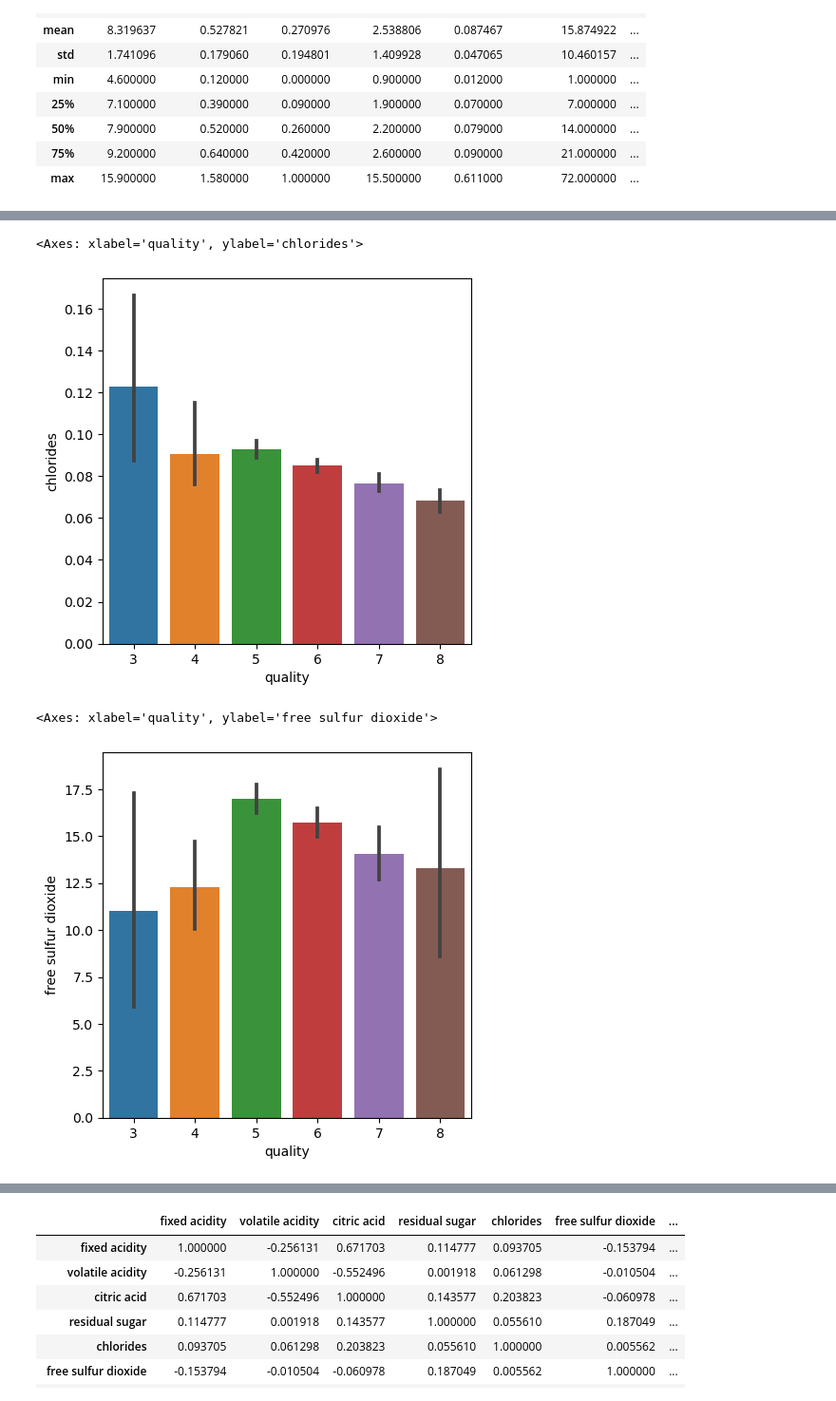
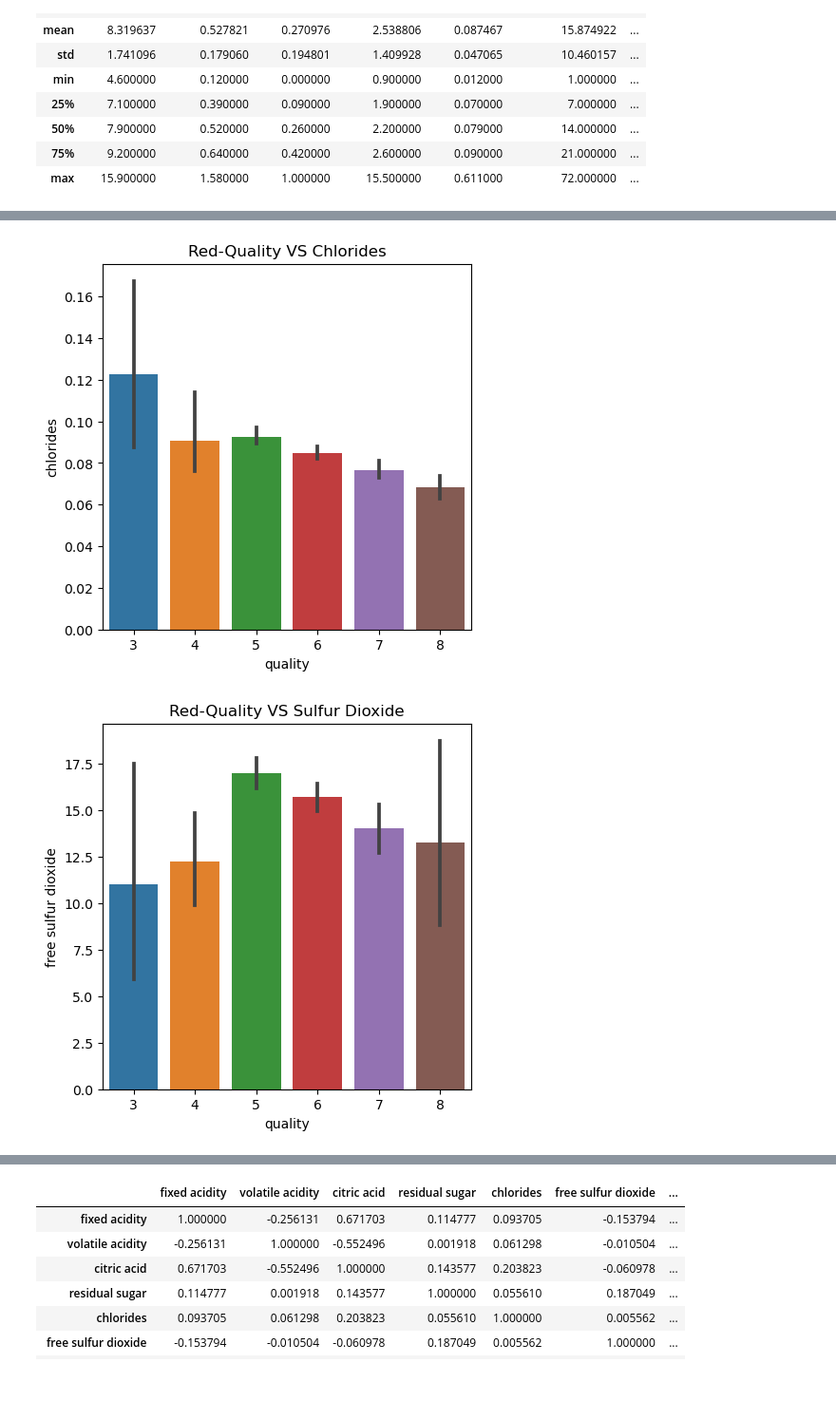
Before and after one commit to SALEMALIOKULLO/wine-quality-project-4, a Jupyter notebook: RedWine-quality-Visualization and Prediction.ipynb, the cells around one changed output, grey strips where cells are left out. Shown at 95% size. Cells and saved outputs as stored; diff of their text form; code cells hidden in the pictures.

```diff
--- a/RedWine-quality-Visualization and Prediction.ipynb
+++ b/RedWine-quality-Visualization and Prediction.ipynb
@@ -68,17 +72,19 @@ sns.barplot(x='quality', y='residual sugar', data = red_wine_df)
 # %%
 # compare quality and chlorides
 plot = plt.figure(figsize= (5,5))
 sns.barplot(x='quality', y='chlorides', data = red_wine_df)
+plt.title('Red-Quality VS Chlorides')
+plt.show()
 # %% [output]
-<Axes: xlabel='quality', ylabel='chlorides'>
-[figure, old version]
+[figure, new version]
 # %%
 # compare quality and free sulfur dioxide
 plot = plt.figure(figsize= (5,5))
 sns.barplot(x='quality', y='free sulfur dioxide', data = red_wine_df)
+plt.title('Red-Quality VS Sulfur Dioxide')
+plt.show()
 # %% [output]
-<Axes: xlabel='quality', ylabel='free sulfur dioxide'>
-[figure, old version]
+[figure, new version]
 # %%
 # compare quality and density
 plot = plt.figure(figsize= (5,5))
```
Also changed, not shown: parts of 13 cells of this notebook, 1 other file.
